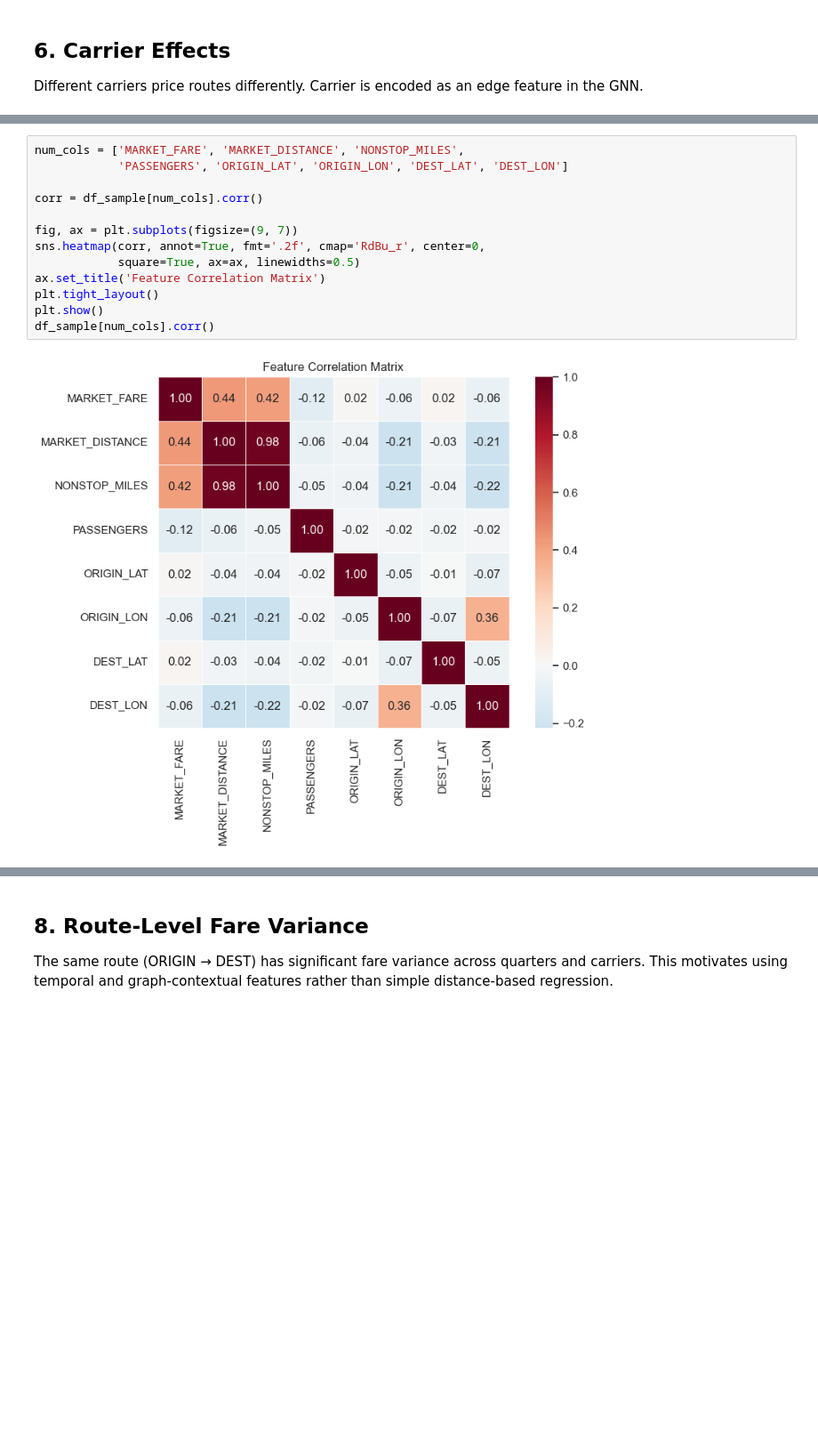
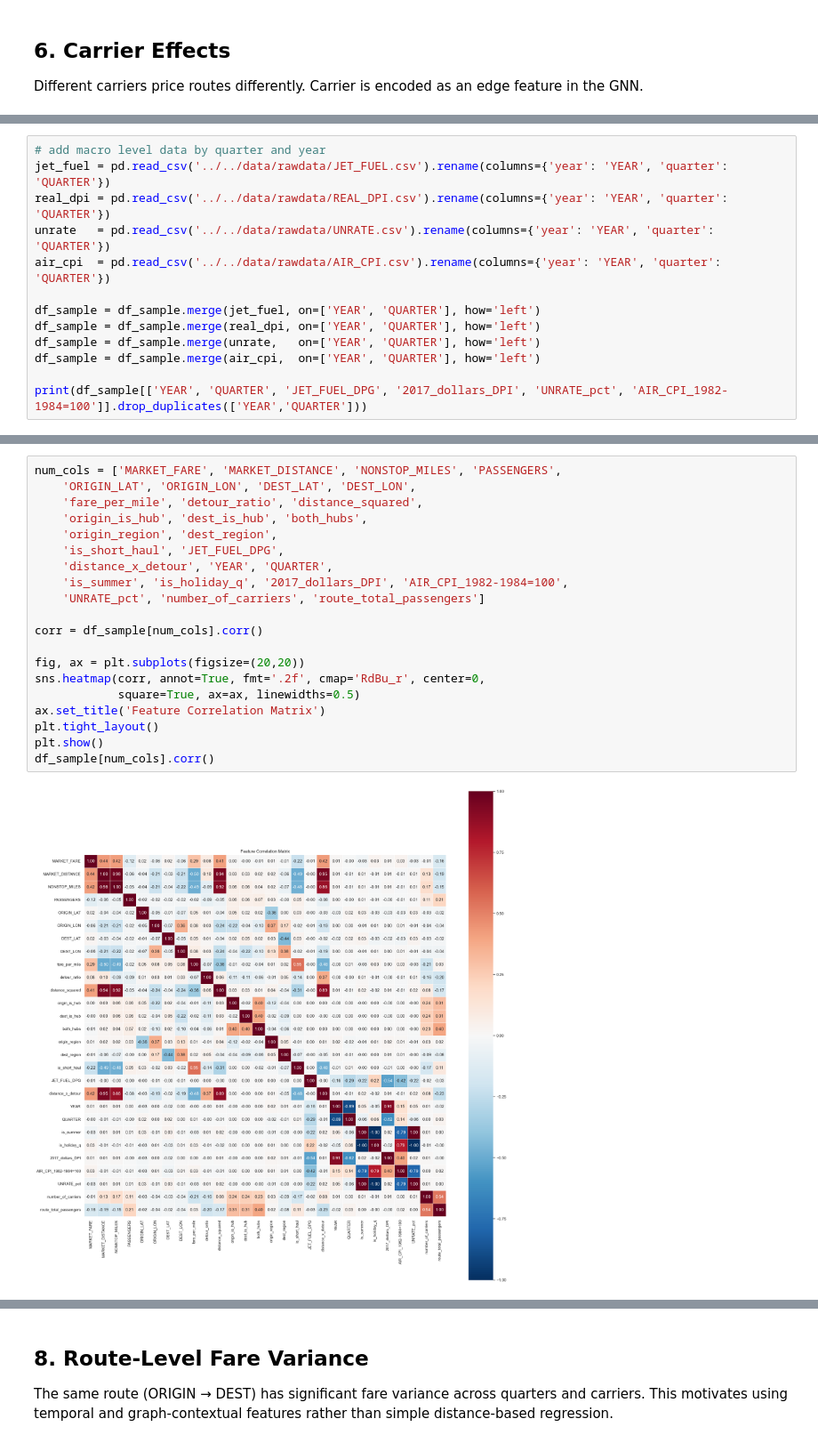
Before and after one commit to normangw/6600-neural-networks, a Jupyter notebook: technical-details/eda/eda.ipynb, the cells around one changed output, grey strips where cells are left out. Shown at 89% size. Saved outputs shown, nothing was run; the diff lists cells and outputs as text; blank space fills up the shorter version.

```diff
--- a/technical-details/eda/eda.ipynb
+++ b/technical-details/eda/eda.ipynb
@@ -283,0 +359,13 @@ Distance and mileage are the strongest numeric predictors of fare, but the corre
+# %%
+# add macro level data by quarter and year
+jet_fuel = pd.read_csv('../../data/rawdata/JET_FUEL.csv').rename(columns={'year': 'YEAR', 'quarter': 'QUARTER'})
+real_dpi = pd.read_csv('../../data/rawdata/REAL_DPI.csv').rename(columns={'year': 'YEAR', 'quarter': 'QUARTER'})
+unrate   = pd.read_csv('../../data/rawdata/UNRATE.csv').rename(columns={'year': 'YEAR', 'quarter': 'QUARTER'})
+air_cpi  = pd.read_csv('../../data/rawdata/AIR_CPI.csv').rename(columns={'year': 'YEAR', 'quarter': 'QUARTER'})
+
+df_sample = df_sample.merge(jet_fuel, on=['YEAR', 'QUARTER'], how='left')
+df_sample = df_sample.merge(real_dpi, on=['YEAR', 'QUARTER'], how='left')
+df_sample = df_sample.merge(unrate,   on=['YEAR', 'QUARTER'], how='left')
+df_sample = df_sample.merge(air_cpi,  on=['YEAR', 'QUARTER'], how='left')
+
+print(df_sample[['YEAR', 'QUARTER', 'JET_FUEL_DPG', '2017_dollars_DPI', 'UNRATE_pct', 'AIR_CPI_1982-1984=100']].drop_duplicates(['YEAR','QUARTER']))
@@ -284,15 +384,22 @@ Distance and mileage are the strongest numeric predictors of fare, but the corre
 # %%
-num_cols = ['MARKET_FARE', 'MARKET_DISTANCE', 'NONSTOP_MILES',
-            'PASSENGERS', 'ORIGIN_LAT', 'ORIGIN_LON', 'DEST_LAT', 'DEST_LON']
+num_cols = ['MARKET_FARE', 'MARKET_DISTANCE', 'NONSTOP_MILES', 'PASSENGERS',
+    'ORIGIN_LAT', 'ORIGIN_LON', 'DEST_LAT', 'DEST_LON',
+    'fare_per_mile', 'detour_ratio', 'distance_squared',
+    'origin_is_hub', 'dest_is_hub', 'both_hubs',
+    'origin_region', 'dest_region',
+    'is_short_haul', 'JET_FUEL_DPG',
+    'distance_x_detour', 'YEAR', 'QUARTER',
+    'is_summer', 'is_holiday_q', '2017_dollars_DPI', 'AIR_CPI_1982-1984=100',
+    'UNRATE_pct', 'number_of_carriers', 'route_total_passengers']
 
 corr = df_sample[num_cols].corr()
 
-fig, ax = plt.subplots(figsize=(9, 7))
+fig, ax = plt.subplots(figsize=(20,20))
 sns.heatmap(corr, annot=True, fmt='.2f', cmap='RdBu_r', center=0,
             square=True, ax=ax, linewidths=0.5)
 ax.set_title('Feature Correlation Matrix')
 plt.tight_layout()
 plt.show()
 df_sample[num_cols].corr()
 # %% [output]
-[figure, old version]
+[figure, new version]
```
Also changed, not shown: parts of 5 cells of this notebook, 4 other files.
